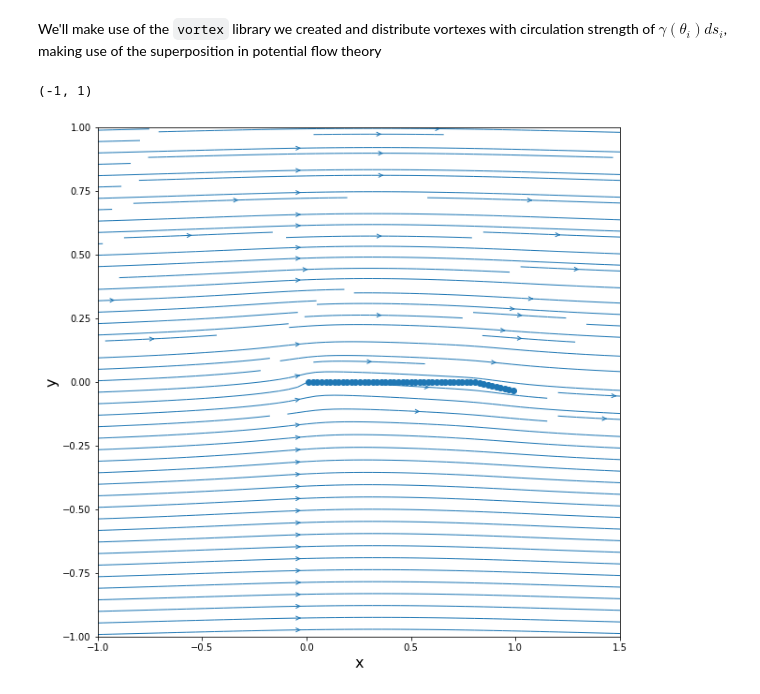
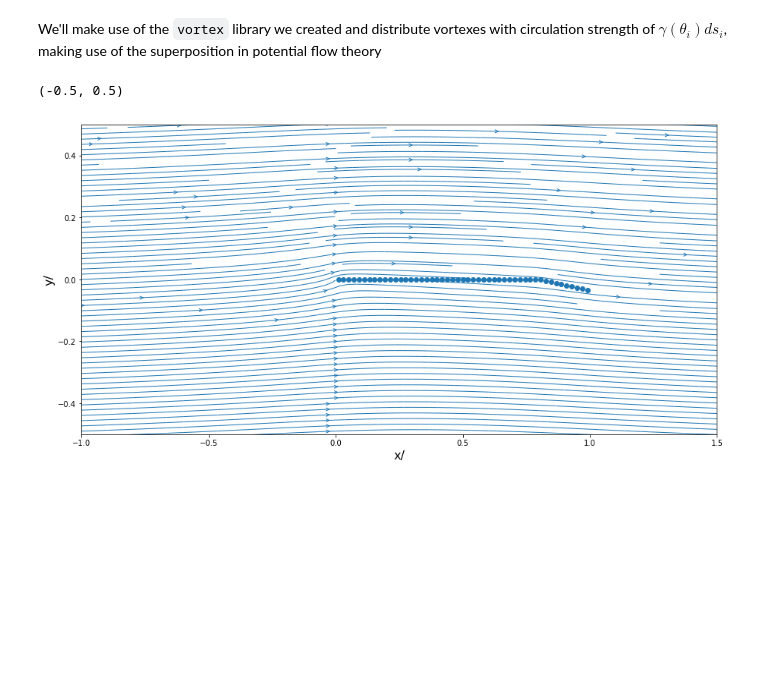
Before and after one commit to niv13bingo/IntroToAeroTau, a Jupyter notebook: notebooks/07_Thin_airfoil_theory.ipynb, the cells around one changed output. Saved outputs shown, nothing was run; the diff lists cells and outputs as text; code cells hidden in the pictures; blank space fills up the shorter version.

```diff
--- a/notebooks/07_Thin_airfoil_theory.ipynb
+++ b/notebooks/07_Thin_airfoil_theory.ipynb
@@ -60,7 +60,7 @@ $$
 A_n=\frac{2}{\pi}\int_{0.7\pi}^\pi -tan(\beta)cos(n\cdot\theta_0)d\theta_0 =\frac{2}{\pi}tan(\beta)\frac{1}{n}sin(n\cdot0.7\pi)\approx\frac{2}{\pi}\beta\frac{1}{n}sin(n\cdot0.7\pi)
 $$
 # %%
-def A(n,beta,alpha):
+def An(n,beta,alpha):
     A=2/np.pi*beta/n*np.sin(n*x2theta(0.8))
     A[0]=alpha+beta
     return A
@@ -90,7 +92,7 @@ Now wee need to construct our domain for the streamline calculations:
 # %%
 N = 500                               # number of points in each direction
 x_start, x_end = -2.0, 2.0            # boundaries in the x-direction
-y_start, y_end = -2.0, 2.0            # boundaries in the y-direction
+y_start, y_end = -1,1       # boundaries in the y-direction
 x = np.linspace(x_start, x_end, N)    # creates a 1D-array with the x-coordinates
 y = np.linspace(y_start, y_end, N)    # creates a 1D-array with the y-coordinates
 X, Y = np.meshgrid(x, y)              # generates a mesh grid
@@ -112,20 +114,20 @@ psi_free=uniform.get_stream_function(Vinf,X,Y)
 # %%
 # superposition of the source on the freestream
 u = u_free*np.cos(alpha)+ u_vortex
 v = v_free*np.sin(alpha) + v_vortex
 psi = psi_free + psi_vortex
 
 # plot the streamlines
 width = 10
 height = (y_end - y_start) / (x_end - x_start) * width
-plt.figure(figsize=(width, height))
-plt.xlabel('x', fontsize=16)
-plt.ylabel('y', fontsize=16)
-plt.streamplot(X, Y, u, v, density=3, linewidth=1, arrowsize=1, arrowstyle='->')
+plt.figure(figsize=(width*1.5, height*1.5))
+plt.xlabel('x/', fontsize=16)
+plt.ylabel('y/', fontsize=16)
+plt.streamplot(X, Y, u, v, density=4, linewidth=1, arrowsize=1, arrowstyle='->')
 
 plt.scatter(x_centers,z_airfoil)
 plt.xlim(-1,1.5)
-plt.ylim(-1,1)
+plt.ylim(-0.5,0.5)
 # %% [output]
-(-1, 1)
+(-0.5, 0.5)
-[figure, old version]
+[figure, new version]
```
Also changed, not shown: parts of 2 cells of this notebook.
